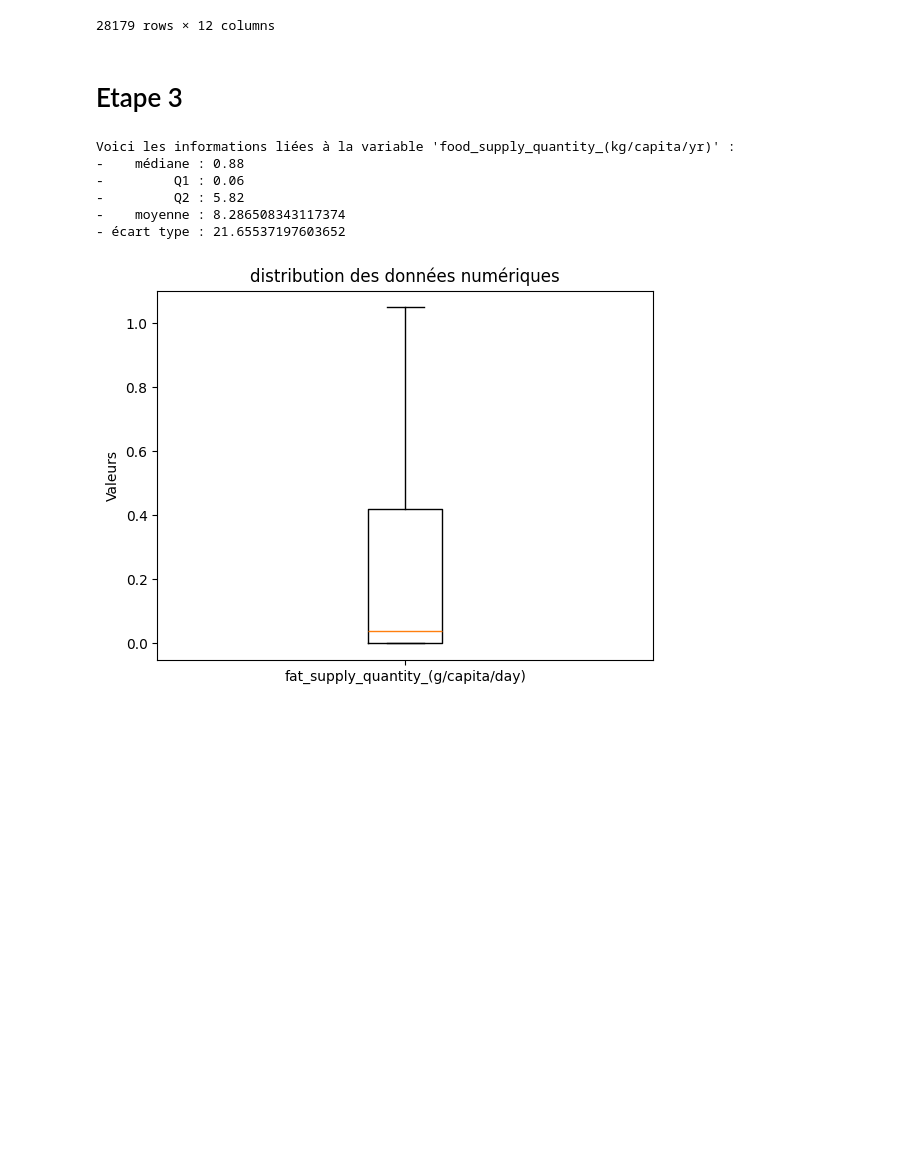
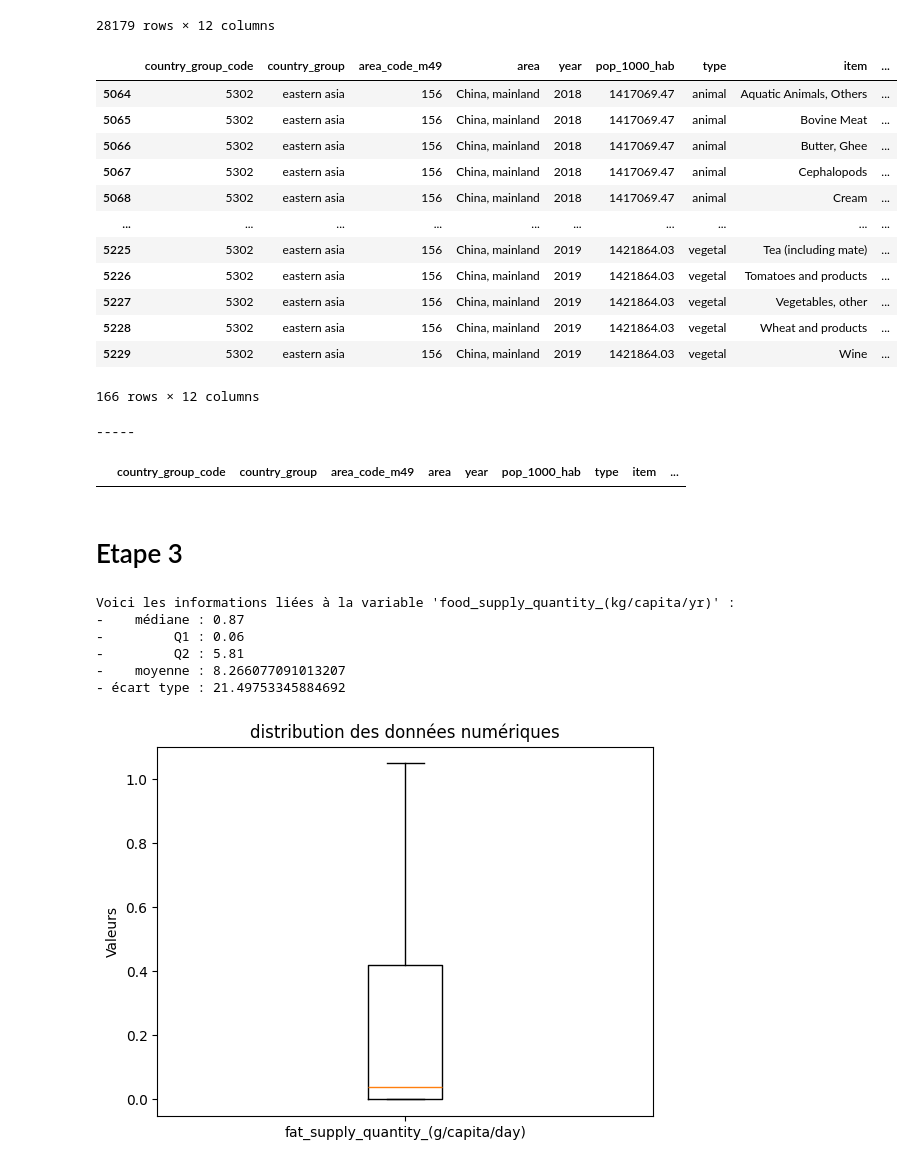
Before and after one commit to Hamza-Benhammou/brief_data_CCH, a Jupyter notebook: chris_test.ipynb, the cells around one changed output. Cells and saved outputs as stored; diff of their text form; code cells hidden in the pictures; blank space fills up the shorter version.

```diff
--- a/chris_test.ipynb
+++ b/chris_test.ipynb
@@ -526,6 +528,32 @@ display(df_merge2)
 | 28177 | 5101 | eastern africa | 894 | Zambia | 2019 | 18380.48 | vegetal | Wheat and products | ... |
 | 28178 | 5101 | eastern africa | 894 | Zambia | 2019 | 18380.48 | vegetal | Wine | ... |
 28179 rows × 12 columns
+# %%
+# suppression de pays en trop :
+# China, mainland
+
+display(df_merge2[df_merge2['area'] == 'China, mainland'])
+
+print('-----')
+df_merge2 = df_merge2[df_merge2['area'] != 'China, mainland']
+
+display(df_merge2[df_merge2['area'] == 'China, mainland'])
+# %% [output]
+|  | country_group_code | country_group | area_code_m49 | area | year | pop_1000_hab | type | item | ... |
+| 5064 | 5302 | eastern asia | 156 | China, mainland | 2018 | 1417069.47 | animal | Aquatic Animals, Others | ... |
+| 5065 | 5302 | eastern asia | 156 | China, mainland | 2018 | 1417069.47 | animal | Bovine Meat | ... |
+| 5066 | 5302 | eastern asia | 156 | China, mainland | 2018 | 1417069.47 | animal | Butter, Ghee | ... |
+| 5067 | 5302 | eastern asia | 156 | China, mainland | 2018 | 1417069.47 | animal | Cephalopods | ... |
+| 5068 | 5302 | eastern asia | 156 | China, mainland | 2018 | 1417069.47 | animal | Cream | ... |
+| ... | ... | ... | ... | ... | ... | ... | ... | ... | ... |
+| 5225 | 5302 | eastern asia | 156 | China, mainland | 2019 | 1421864.03 | vegetal | Tea (including mate) | ... |
+| 5226 | 5302 | eastern asia | 156 | China, mainland | 2019 | 1421864.03 | vegetal | Tomatoes and products | ... |
+| 5227 | 5302 | eastern asia | 156 | China, mainland | 2019 | 1421864.03 | vegetal | Vegetables, other | ... |
+| 5228 | 5302 | eastern asia | 156 | China, mainland | 2019 | 1421864.03 | vegetal | Wheat and products | ... |
+| 5229 | 5302 | eastern asia | 156 | China, mainland | 2019 | 1421864.03 | vegetal | Wine | ... |
+166 rows × 12 columns
+-----
+|  | country_group_code | country_group | area_code_m49 | area | year | pop_1000_hab | type | item | ... |
 # %% [markdown]
 # Etape 3
 # %%
@@ -561,11 +589,11 @@ texte = f"""Voici les informations liées à la variable '{dispo_quantite}' :
 print(texte)
 # %% [output]
 Voici les informations liées à la variable 'food_supply_quantity_(kg/capita/yr)' :
--    médiane : 0.88
+-    médiane : 0.87
 -         Q1 : 0.06
--         Q2 : 5.82
--    moyenne : 8.286508343117374
-- écart type : 21.65537197603652
+-         Q2 : 5.81
+-    moyenne : 8.266077091013207
+- écart type : 21.49753345884692
 # %%
 ### 18 Visualisez la distribution des données numériques à l’aide d’un histogramme. Utilisez une boucle si nécessaire.
 # Si certaines variables contiennent des valeurs extrêmes vous pouvez effectuer une transformation sur vos données. (En logarithmes par exemple)
```
Also changed, not shown: parts of 7 cells of this notebook.
